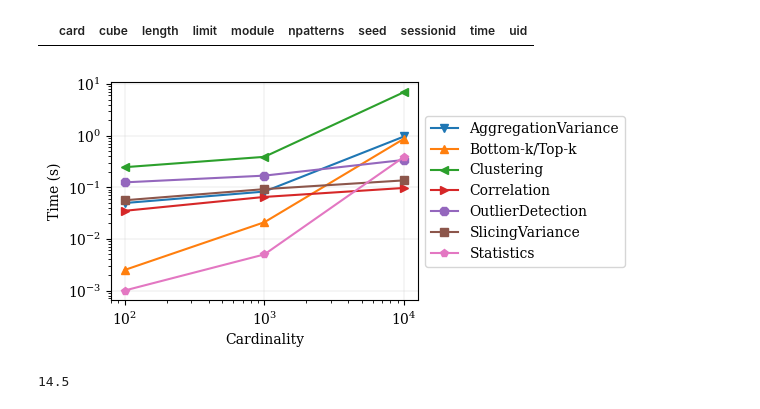
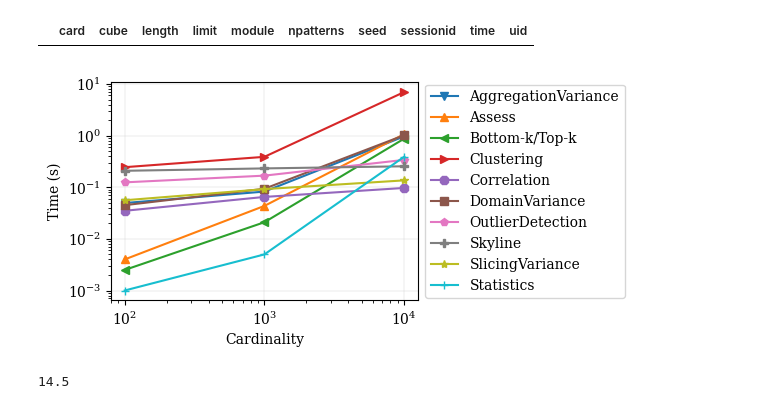
Before and after one commit to big-unibo/conversational-olap, a Jupyter notebook: COOL/src/main/python/charts.ipynb, the cells around one changed output. Saved outputs shown, nothing was run; the diff lists cells and outputs as text; code cells hidden in the pictures.

```diff
--- a/COOL/src/main/python/charts.ipynb
+++ b/COOL/src/main/python/charts.ipynb
@@ -198,39 +198,37 @@ X = init_X(False)
 X["time"] = X.apply(lambda x: x["time"], axis=1)
 X = X[X["module"] != "Preamble"]
 X = X[X["module"] != "Bottom-K"]
 X["module"] = X["module"].replace("Top-K", "Bottom-k/Top-k")
-X = X[X["module"] != "Skyline"]
-X = X[X["module"] != "Assess"]
-X = X[X["module"] != "DomainVariance"]
-# X["time"] = X.apply(lambda x: (x["time"] + 0.01) if x["module"] == "Correlation" and x["card"] == 1000 else x["time"], axis=1)
-# X["time"] = X.apply(lambda x: (x["time"] + 0.1) if x["module"] == "Skyline" and x["card"] == 10000 else x["time"], axis=1)
+# X = X[X["module"] != "Skyline"]
+# X = X[X["module"] != "Assess"]
+# X = X[X["module"] != "DomainVariance"]
 
 msize = 10
 for key, group in X.groupby(["module"]):
     ax = axs # axs[0]
     x = group.groupby(["card"])
     x = [x for x in x.groups.keys()]
     y = group.groupby(["card"])["time"].median()
     y = y.tolist()
     ax.plot(x, y, label=key, marker=markers[i]) # , markersize=msize, linestyle=linestyle_tuple[i % len(linestyle_tuple)][1]
     msize -= 0.5
     i += 1
     default_plotsetup(ax)
     box = ax.get_position()
     ax.set_position([box.x0, box.y0, box.width * 0.8, box.height])
     ax.legend(loc='center left', bbox_to_anchor=(1, 0.5))
     ax.set_xscale("log")
     ax.set_yscale("log")
     ax.set_yticks([0.001, 0.01, 0.1, 1, 10])
     ax.set_xticks([100, 1000, 10000])
     ax.set_xlabel("Cardinality")
     ax.set_ylabel("Time (s)")
 fig.tight_layout()
 fig.savefig(outpath + "scalability.svg", bbox_inches = 'tight')
 fig.savefig(outpath + "scalability.pdf", bbox_inches = 'tight')
 fig
 # %% [output]
-[figure, old version]
+[figure, new version]
 # %%
 # ax = axs[1]
 fig, axs = plt.subplots(1, 1, figsize=figsize11)
```
Also changed, not shown: parts of 15 cells of this notebook, 1 other file.
